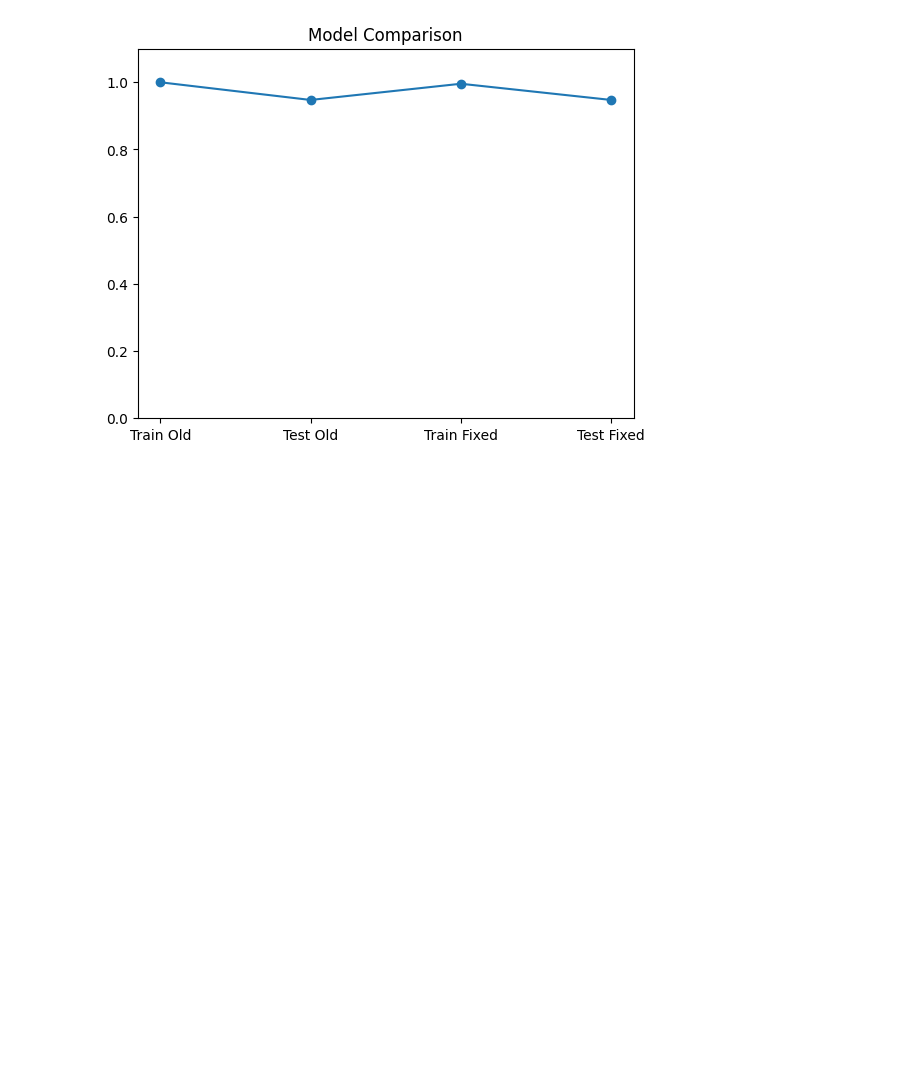
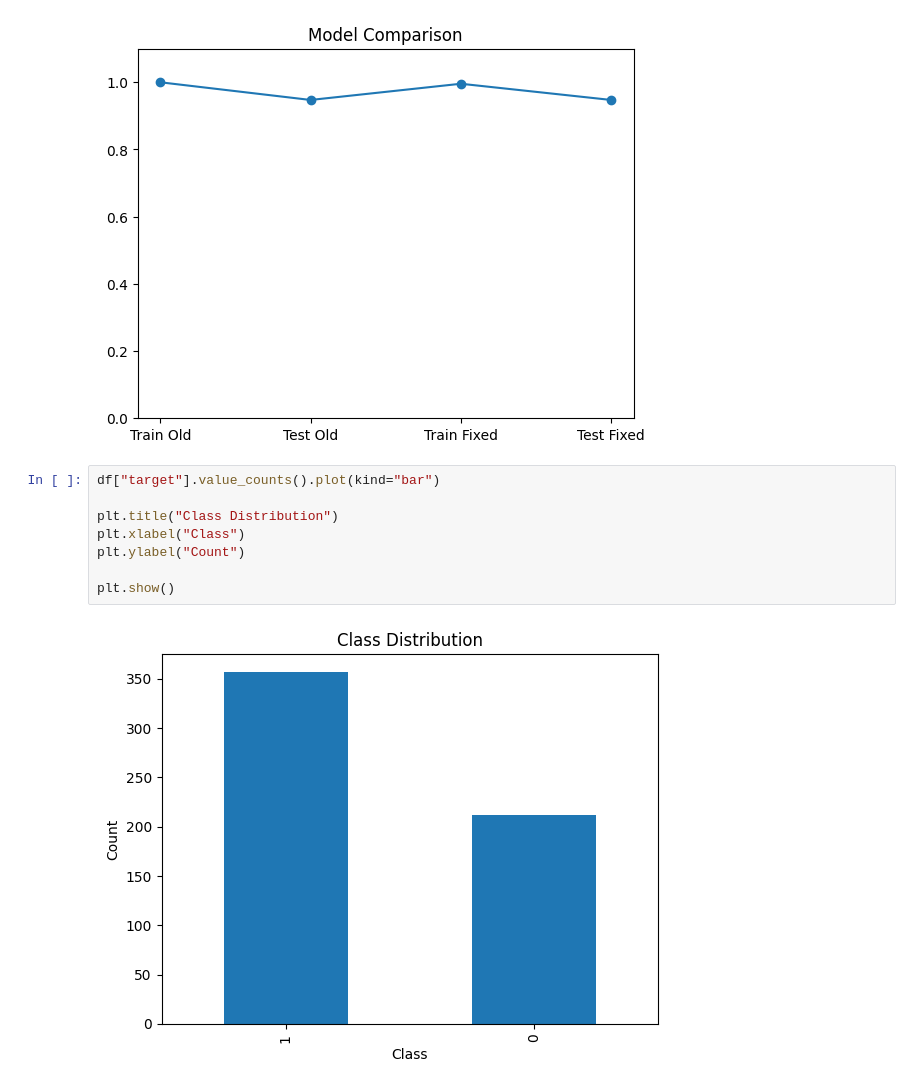
Before and after one commit to riziei/pandas-dataframe, a Jupyter notebook: evaluation_metrices_d9/evaluation_metrics_and_overfitting.ipynb, the cells around one changed output. Cells and saved outputs as stored; diff of their text form; blank space fills up the shorter version.

```diff
--- a/evaluation_metrices_d9/evaluation_metrics_and_overfitting.ipynb
+++ b/evaluation_metrices_d9/evaluation_metrics_and_overfitting.ipynb
@@ -215,3 +235,13 @@ plt.ylim(0, 1.1)
 plt.show()
 # %% [output]
 [figure]
+# %%
+df["target"].value_counts().plot(kind="bar")
+
+plt.title("Class Distribution")
+plt.xlabel("Class")
+plt.ylabel("Count")
+
+plt.show()
+# %% [output]
+[figure, added]
```
Also changed, not shown: parts of 5 cells of this notebook.
